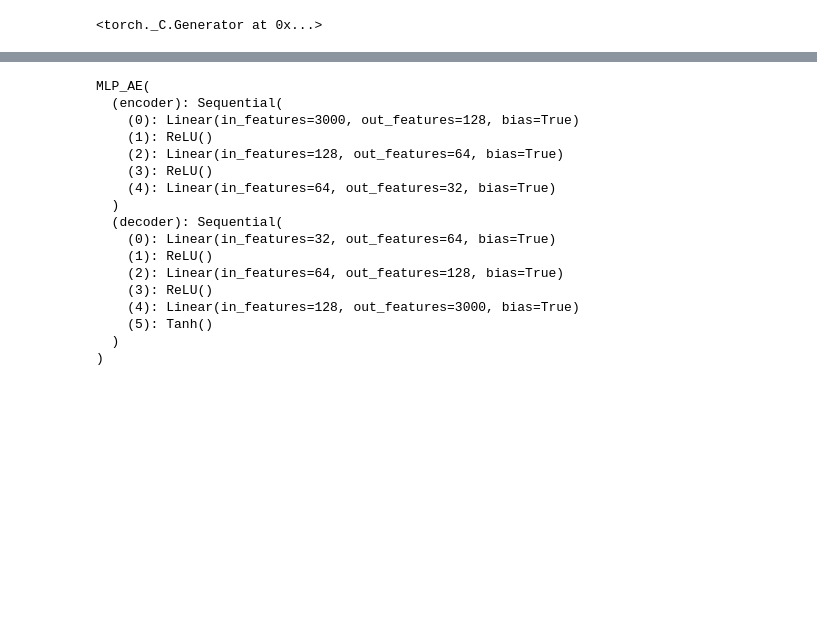
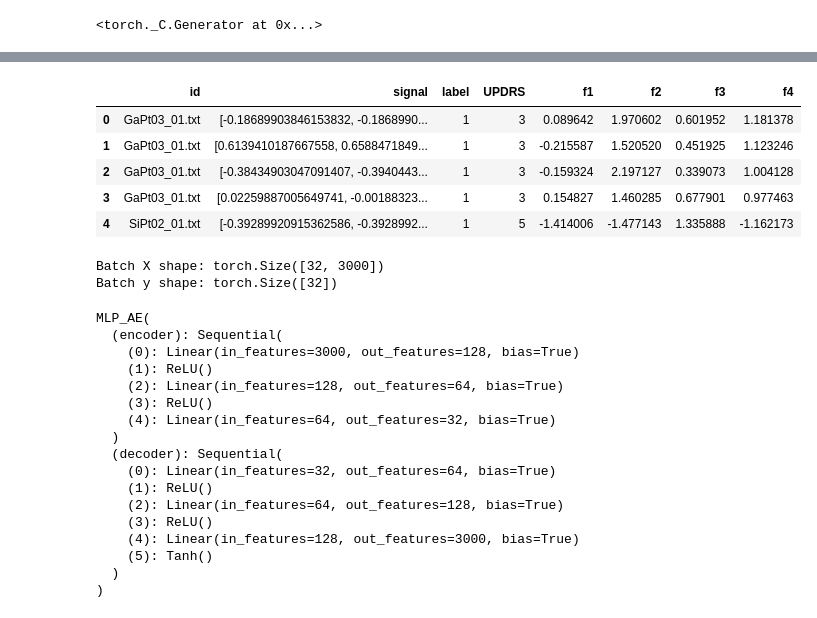
Before and after one commit to Ankita5051/GAN-Augmented-Gait-Analysis-for-Parkinson-s-Detection-Grading, a Jupyter notebook: DA_for_pd.ipynb, the cells around one changed output, grey strips where cells are left out. Cells and saved outputs as stored; diff of their text form; code cells hidden in the pictures; blank space fills up the shorter version.

```diff
--- a/DA_for_pd.ipynb
+++ b/DA_for_pd.ipynb
@@ -162,3 +34,61 @@ Batch y shape: torch.Size([32])
+# %%
+dataset = pd.read_pickle('preprocessed_data.pkl')
+dataset.head()
+# %% [output]
+|  | id | signal | label | UPDRS | f1 | f2 | f3 | f4 |
+| 0 | GaPt03_01.txt | [-0.18689903846153832, -0.1868990... | 1 | 3 | 0.089642 | 1.970602 | 0.601952 | 1.181378 |
+| 1 | GaPt03_01.txt | [0.6139410187667558, 0.6588471849... | 1 | 3 | -0.215587 | 1.520520 | 0.451925 | 1.123246 |
+| 2 | GaPt03_01.txt | [-0.38434903047091407, -0.3940443... | 1 | 3 | -0.159324 | 2.197127 | 0.339073 | 1.004128 |
+| 3 | GaPt03_01.txt | [0.02259887005649741, -0.00188323... | 1 | 3 | 0.154827 | 1.460285 | 0.677901 | 0.977463 |
+| 4 | SiPt02_01.txt | [-0.39289920915362586, -0.3928992... | 1 | 5 | -1.414006 | -1.477143 | 1.335888 | -1.162173 |
+# %%
+import os
+from torch.utils.data import Dataset, DataLoader
+import torch
+import numpy as np
+import pandas as pd
+from sklearn.model_selection import train_test_split
+from dotenv import load_dotenv
+
+load_dotenv()
+np.random.seed(42)
+
+seq_len = 3000
+
+class PDDataset(Dataset):
+    def __init__(self, features, labels):
+        self.features = torch.FloatTensor(features)
+        self.labels = torch.LongTensor(labels)
+
+    def __len__(self):
+        return len(self.features)
+
+    def __getitem__(self, idx):
+        return self.features[idx], self.labels[idx]
+
+
+X = np.array([np.array(i) for i in dataset['signal']])
+
+y = np.array(dataset['label'])
+
+# Train/Val/Test split
+X_temp, X_test, y_temp, y_test = train_test_split(X, y, test_size=0.2, stratify=y, random_state=42)
+X_train, X_val, y_train, y_val = train_test_split(X_temp, y_temp, test_size=0.25, stratify=y_temp, random_state=42)
+
+
+# Create datasets & loaders
+train_loader = DataLoader(PDDataset(X_train, y_train), batch_size=32, shuffle=True)
+val_loader = DataLoader(PDDataset(X_val, y_val), batch_size=32, shuffle=False)
+test_loader = DataLoader(PDDataset(X_test, y_test), batch_size=32, shuffle=False)
+
+
+for batch_x, batch_y in train_loader:
+    print("Batch X shape:", batch_x.shape)
+    print("Batch y shape:", batch_y.shape)
+    break
+# %% [output]
+Batch X shape: torch.Size([32, 3000])
+Batch y shape: torch.Size([32])
 # %%
 import torch
 import torch.nn as nn
```
Also changed, not shown: parts of 8 cells of this notebook.
